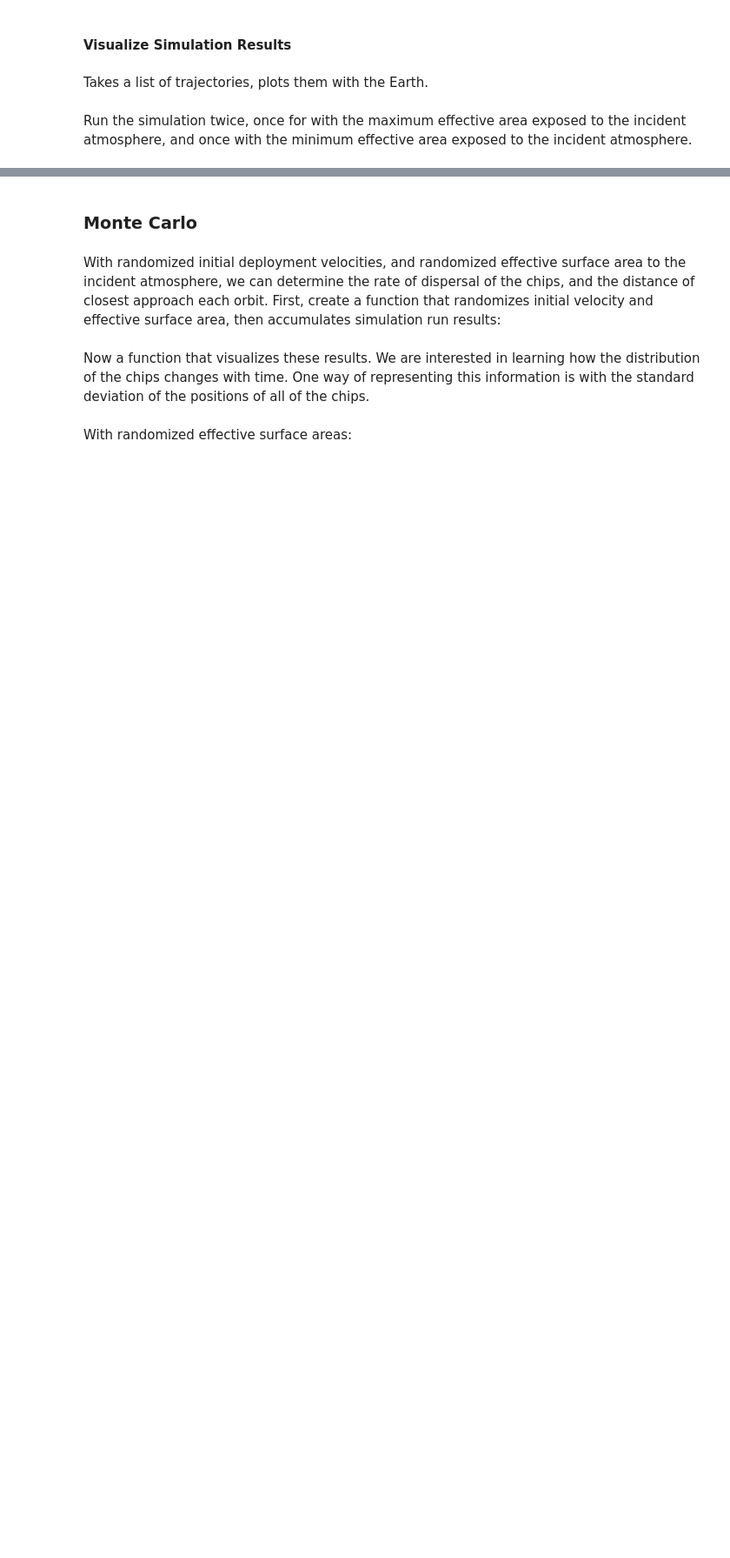
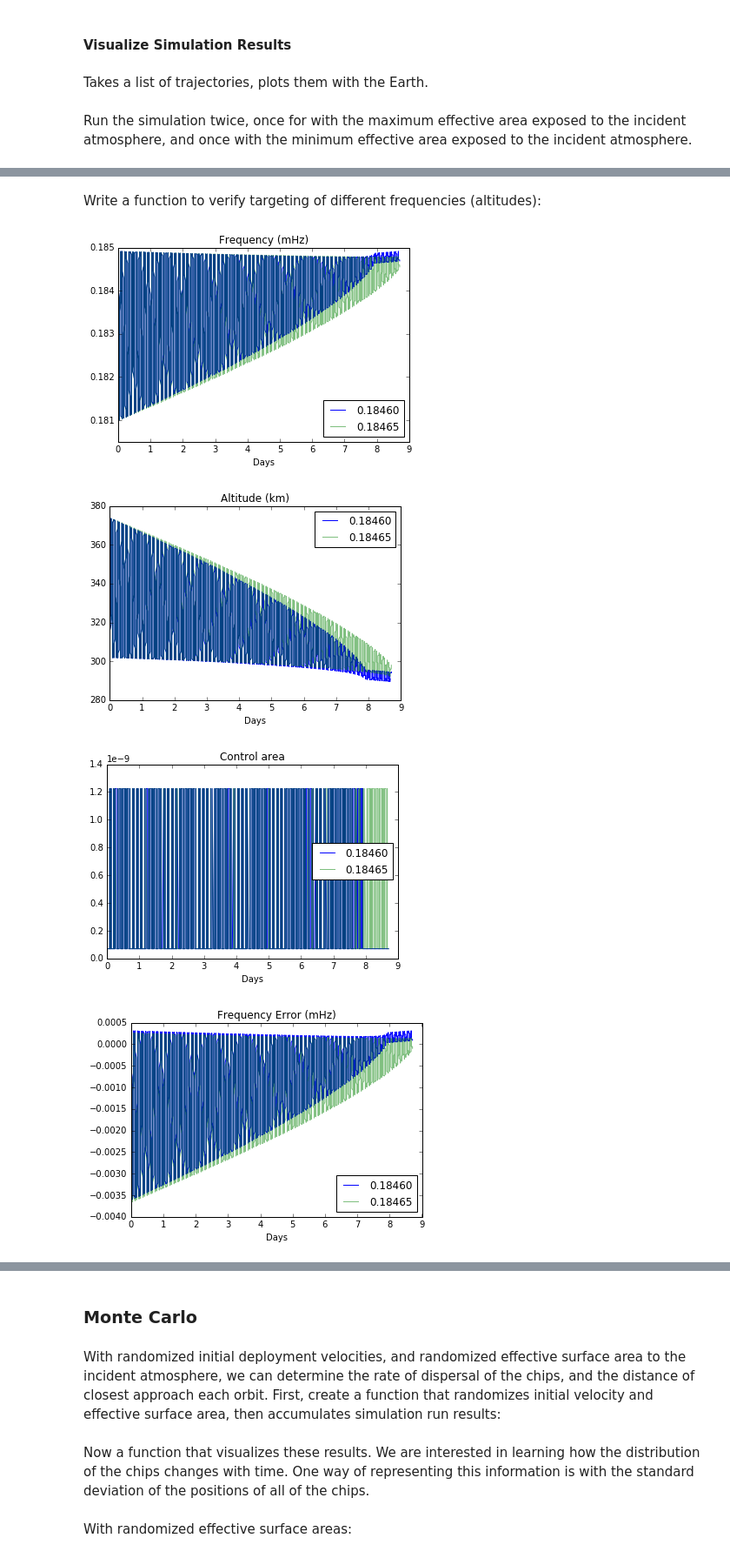
Before and after one commit to vha3/Swarms_Class, a Jupyter notebook: Sprite Attitude and Orbital.ipynb, the cells around one changed output, grey strips where cells are left out. Shown at 87% size. Saved outputs shown, nothing was run; the diff lists cells and outputs as text; code cells hidden in the pictures; blank space fills up the shorter version.

```diff
--- a/Sprite Attitude and Orbital.ipynb
+++ b/Sprite Attitude and Orbital.ipynb
@@ -397,0 +565,36 @@ showResults([maxarea, minarea])
+# %% [markdown]
+Write a function to verify targeting of different frequencies (altitudes):
+# %%
+def testControllerFreqTarget():
+    test = circularizeOrbit(target=0.18465)
+    test1 = circularizeOrbit(target=0.18460)
+    plt.plot(numpy.arange(0, 753000, 100)/60/60/24.,test1[0], label='0.18460')
+    plt.plot(numpy.arange(0, 753000, 100)/60/60/24.,test[0], label='0.18465',alpha=0.5);
+    plt.xlabel('Days')
+    plt.title('Frequency (mHz)');
+    plt.legend(loc='best')
+    plt.show()
+    plt.plot(numpy.arange(0, 753000, 100)/60/60/24.,test1[1], label='0.18460')
+    plt.plot(numpy.arange(0, 753000, 100)/60/60/24.,test[1], label='0.18465',alpha=0.5);
+    plt.xlabel('Days')
+    plt.title('Altitude (km)');
+    plt.legend(loc='best')
+    plt.show()
+    plt.plot(numpy.arange(0, 753000, 100)/60/60/24.,test1[2], label='0.18460')
+    plt.plot(numpy.arange(0, 753000, 100)/60/60/24.,test[2], label='0.18465',alpha=0.5);
+    plt.xlabel('Days')
+    plt.title('Control area');
+    plt.legend(loc='best')
+    plt.show()
+    plt.plot(numpy.arange(0, 753000, 100)/60/60/24.,test1[3], label='0.18460')
+    plt.plot(numpy.arange(0, 753000, 100)/60/60/24.,test[3], label='0.18465',alpha=0.5);
+    plt.xlabel('Days')
+    plt.title('Frequency Error (mHz)');
+    plt.legend(loc='best')
+    plt.show()
+testControllerFreqTarget()
+# %% [output]
+[figure, added]
+[figure, added]
+[figure, added]
+[figure, added]
```
Also changed, not shown: parts of 66 cells of this notebook, 2 other files.
